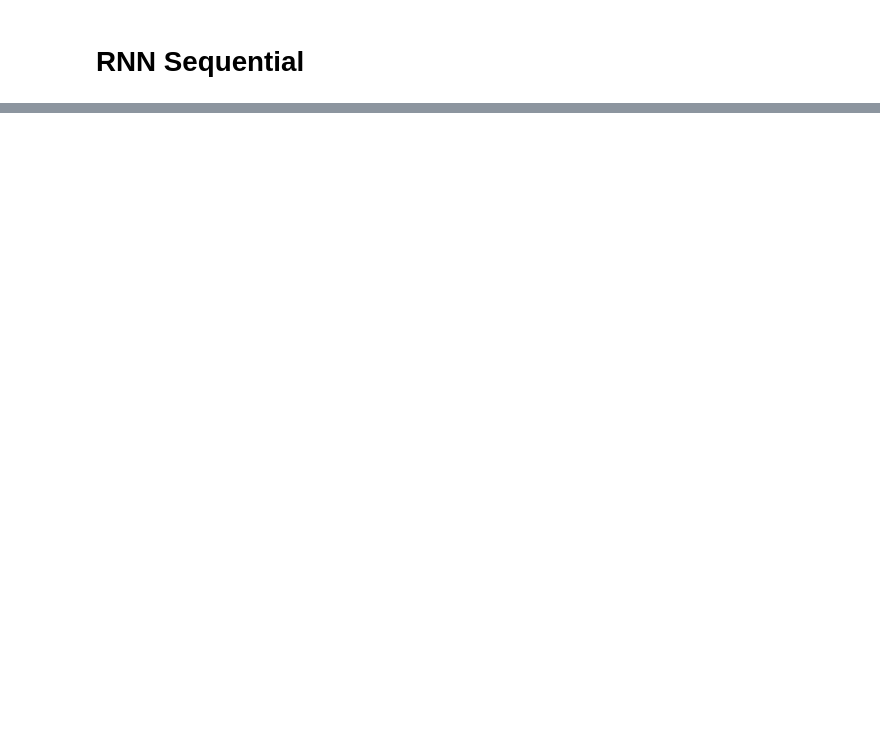
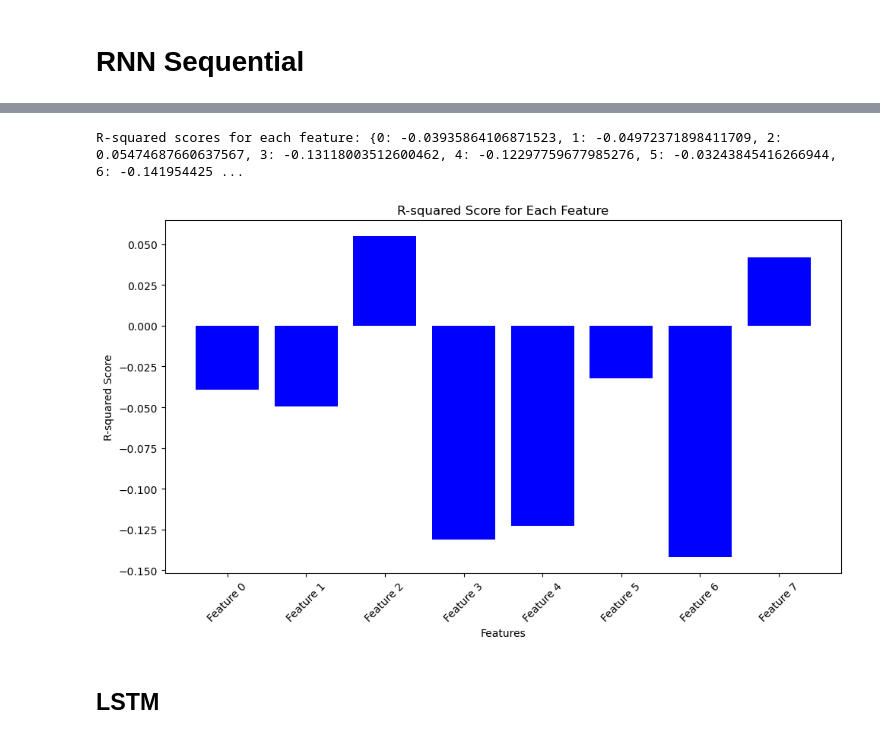
Before and after one commit to coreyddsc/aranet4-project, a Jupyter notebook: coreyd.dsc_temporary/aranet_feature_extracts.ipynb, the cells around one changed output, grey strips where cells are left out. Drawn from its saved outputs; the diff is of its cells as text; code cells hidden in the pictures; blank space fills up the shorter version.

```diff
--- a/coreyd.dsc_temporary/aranet_feature_extracts.ipynb
+++ b/coreyd.dsc_temporary/aranet_feature_extracts.ipynb
@@ -323,0 +506,47 @@ F1-score: 0.8571
+# %%
+import numpy as np
+from sklearn.metrics import r2_score
+
+def calculate_r2_per_feature(y_true, y_pred):
+    """
+    Calculates the R-squared score for each feature across all timesteps.
+    Args:
+    y_true (numpy.ndarray): True values of the test set.
+    y_pred (numpy.ndarray): Predicted values from the model.
+
+    Returns:
+    dict: A dictionary with feature indices as keys and R-squared scores as values.
+    """
+    r2_scores = {}
+    for feature_index in range(y_true.shape[2]):  # Assuming the last dimension represents features
+        y_true_feature = y_true[:, :, feature_index].reshape(-1)
+        y_pred_feature = y_pred[:, :, feature_index].reshape(-1)
+        r2_scores[feature_index] = r2_score(y_true_feature, y_pred_feature)
+    return r2_scores
+# %%
+# Assuming y_test and y_pred are already defined and contain the test and predicted data respectively.
+r2_scores = calculate_r2_per_feature(y_test, y_pred)
+print("R-squared scores for each feature:", r2_scores)
+# %% [output]
+R-squared scores for each feature: {0: -0.03935864106871523, 1: -0.04972371898411709, 2: 0.05474687660637567, 3: -0.13118003512600462, 4: -0.12297759677985276, 5: -0.03243845416266944, 6: -0.141954425 ...
+# %%
+import matplotlib.pyplot as plt
+
+# Extract feature names if available or use generic names
+feature_names = ['Feature {}'.format(i) for i in range(y_test.shape[2])]  # Adjust or replace with actual names
+
+# Extract R2 values and sort by value
+r2_values = [r2_scores[i] for i in sorted(r2_scores)]
+
+plt.figure(figsize=(10, 6))
+plt.bar(feature_names, r2_values, color='blue')
+plt.xlabel('Features')
+plt.ylabel('R-squared Score')
+plt.title('R-squared Score for Each Feature')
+plt.xticks(rotation=45)
+plt.tight_layout()  # Adjust layout to make room for label rotation
+plt.show()
+# %% [output]
+[figure, added]
+# %% [markdown]
+## LSTM
```
Also changed, not shown: parts of 40 cells of this notebook, 3 other files.
